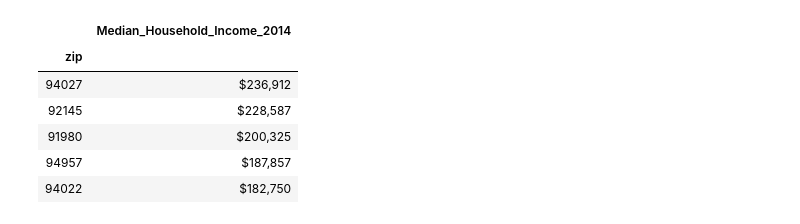
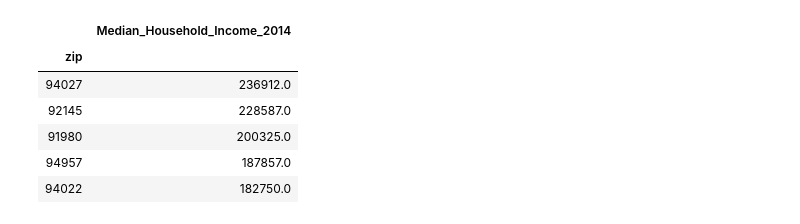
Before and after one commit to Team-Blue-MW/Predicted_Gentrification_in_California, a Jupyter notebook: ETL/Cleaning_usa_data.ipynb, the cells around one changed output. Drawn from its saved outputs; the diff is of its cells as text; code cells hidden in the pictures.

```diff
--- a/ETL/Cleaning_usa_data.ipynb
+++ b/ETL/Cleaning_usa_data.ipynb
@@ -38,14 +67,15 @@ median_income_2000.head()
 # %%
-median_income_2014 = pd.read_csv('../Resources1/median_income_2014.csv')
-median_income_2014= median_income_2014.rename(columns = {'Zip':'zip'})
-median_income_2014.set_index('zip', inplace=True)
-median_income_2014=median_income_2014.drop('Unnamed: 0', axis=1)
-median_income_2014.head()
+med_inc_2014 = pd.read_csv('../Resources1/median_income_2014.csv')
+med_inc_2014= med_inc_2014.rename(columns = {'Zip':'zip'})
+med_inc_2014.set_index('zip', inplace=True)
+med_inc_2014=med_inc_2014.drop('Unnamed: 0', axis=1)
+med_inc_2014['Median_Household_Income_2014'] = med_inc_2014['Median_Household_Income_2014'].str.replace(',', '').str.replace('$','').astype(float)
+med_inc_2014.head()
 # %% [output]
 |  | Median_Household_Income_2014 |
 | zip |  |
-| 94027 | $236,912 |
-| 92145 | $228,587 |
-| 91980 | $200,325 |
-| 94957 | $187,857 |
-| 94022 | $182,750 |
+| 94027 | 236912.0 |
+| 92145 | 228587.0 |
+| 91980 | 200325.0 |
+| 94957 | 187857.0 |
+| 94022 | 182750.0 |
```
Also changed, not shown: parts of 17 cells of this notebook, 5 other files.
